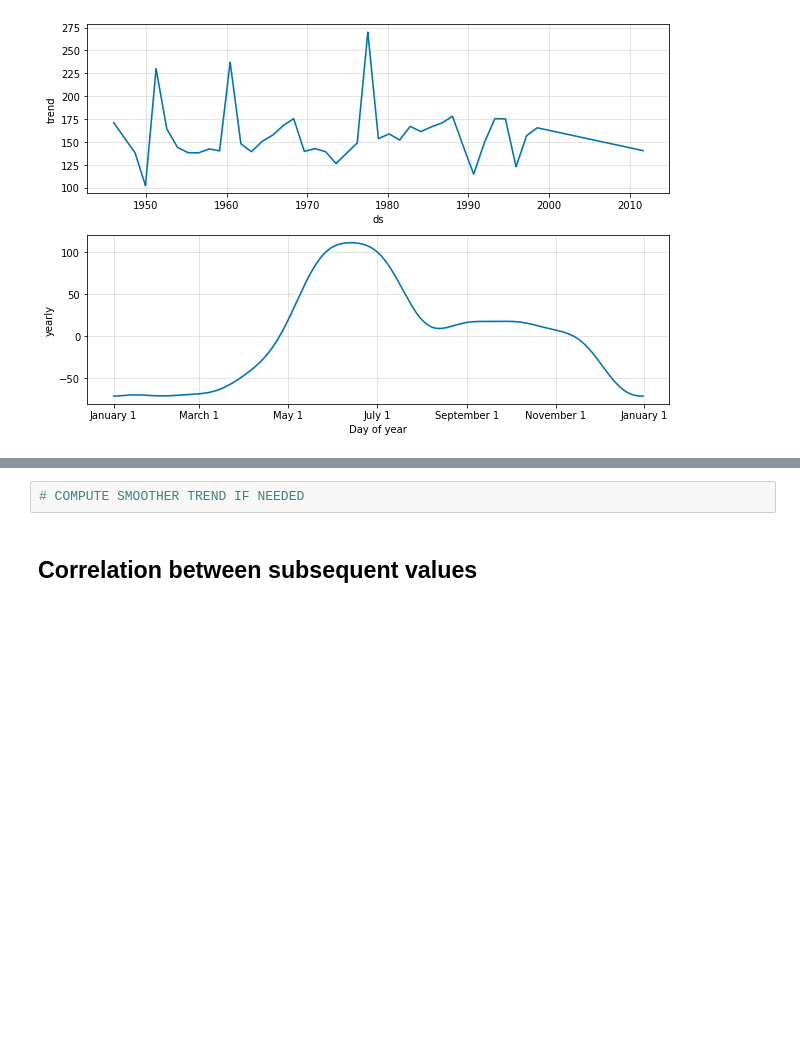
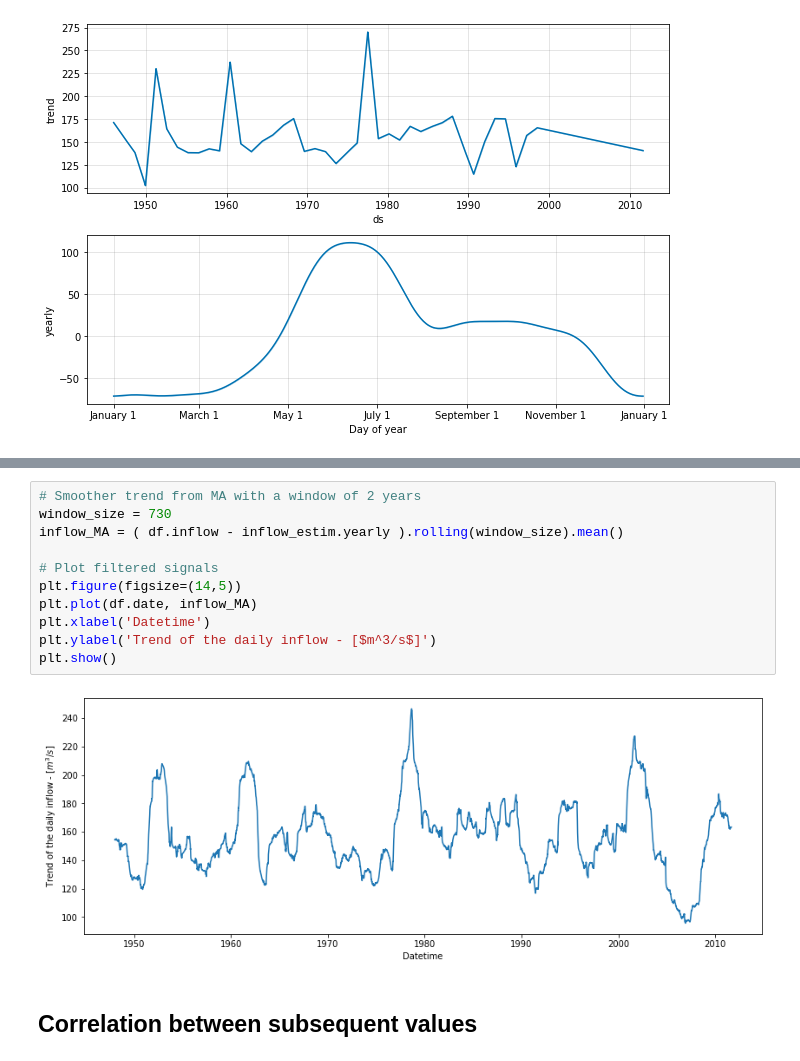
Before and after one commit to francescovidaich964/Como_lake, a Jupyter notebook: Como_lake_daily_data.ipynb, the cells around one changed output, grey strips where cells are left out. Drawn from its saved outputs; the diff is of its cells as text; blank space fills up the shorter version.

```diff
--- a/Como_lake_daily_data.ipynb
+++ b/Como_lake_daily_data.ipynb
@@ -90,5 +91,16 @@ A more smoother trend could be obtained subtracting the seasonal components and
-# %%
-# COMPUTE SMOOTHER TREND IF NEEDED
+# %%
+# Smoother trend from MA with a window of 2 years
+window_size = 730
+inflow_MA = ( df.inflow - inflow_estim.yearly ).rolling(window_size).mean()
+
+# Plot filtered signals
+plt.figure(figsize=(14,5))
+plt.plot(df.date, inflow_MA)
+plt.xlabel('Datetime')
+plt.ylabel('Trend of the daily inflow - [$m^3/s$]')
+plt.show()
+# %% [output]
+[figure, added]
 # %% [markdown]
 ## Correlation between subsequent values
 # %% [markdown]
```
Also changed, not shown: parts of 3 cells of this notebook.
